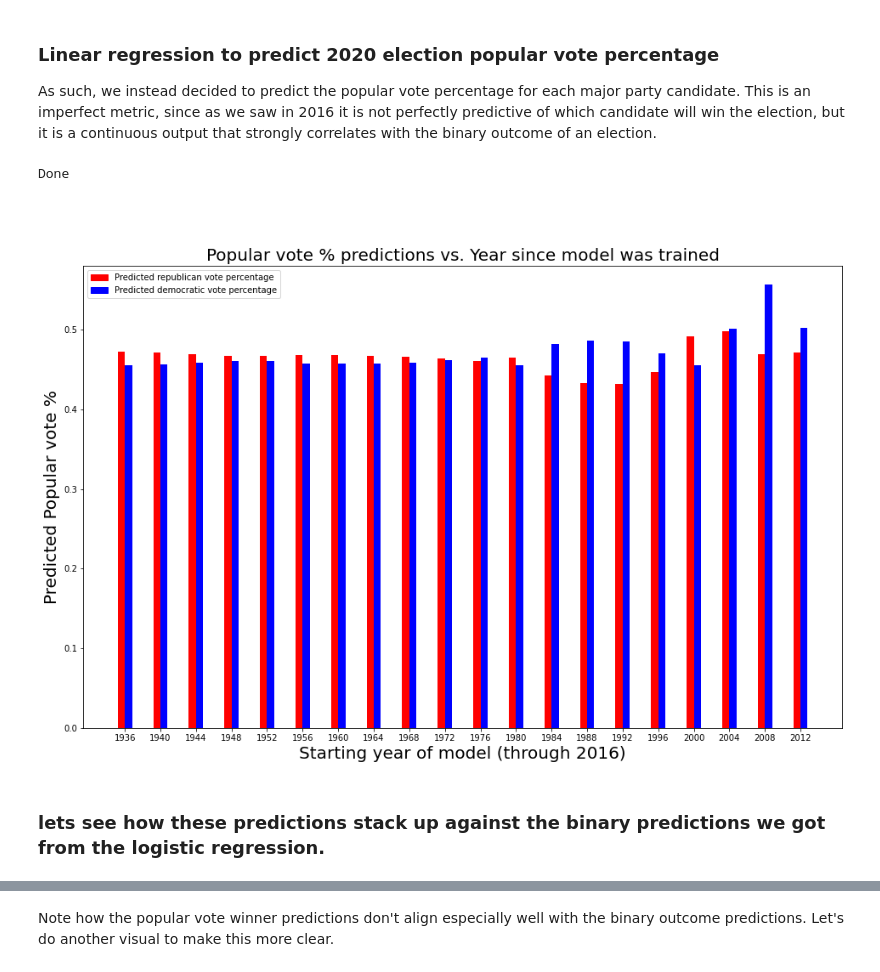
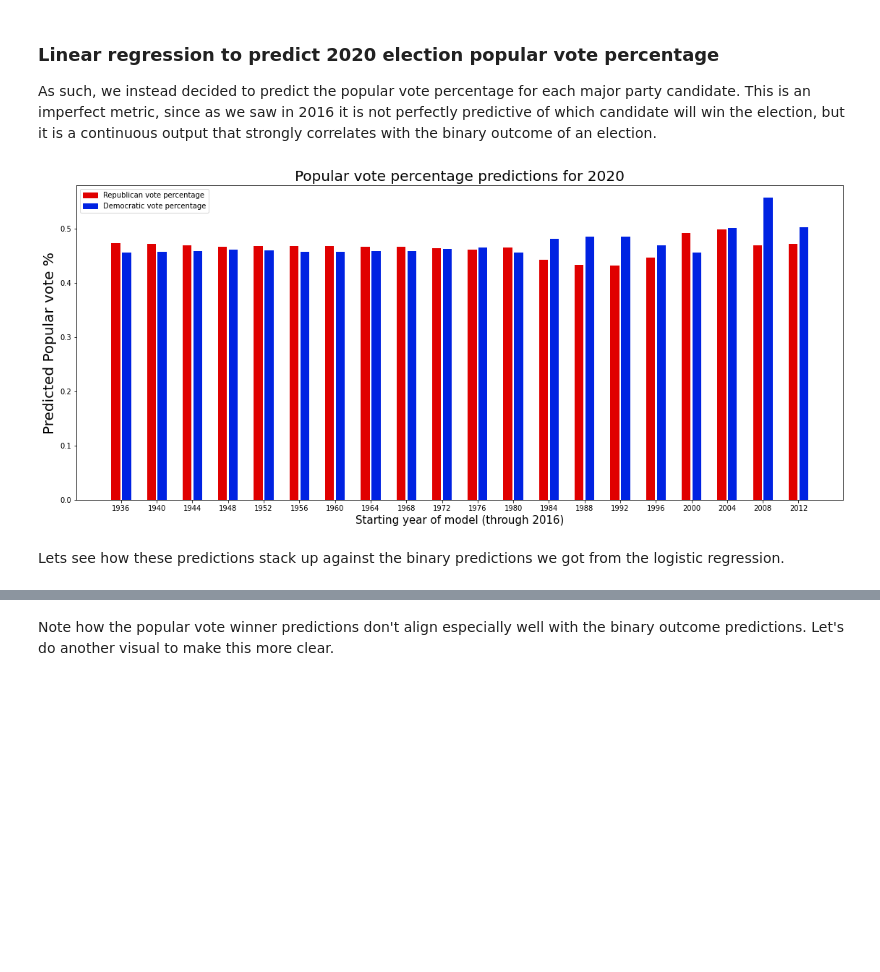
Before and after one commit to Matt-Spence/CS320Project, a Jupyter notebook: Group_Project.ipynb, the cells around one changed output, grey strips where cells are left out. Drawn from its saved outputs; the diff is of its cells as text; code cells hidden in the pictures; blank space fills up the shorter version.

```diff
--- a/Group_Project.ipynb
+++ b/Group_Project.ipynb
@@ -211,6 +213,8 @@ These results are interesting, and worth analyzing, but there is a major problem
 
 As such, we instead decided to predict the popular vote percentage for each major party candidate. This is an imperfect metric, since as we saw in 2016 it is not perfectly predictive of which candidate will win the election, but it is a continuous output that strongly correlates with the binary outcome of an election.
 # %%
+from matplotlib.pyplot import step, show
+
 #
 # Store popular vote percentage predictions in these arrays.
 #
@@ -224,68 +228,56 @@ predictions_d = []
 
 for i in range(FIRST_YEAR,LAST_YEAR, 4):
         subset = dataInRange(data, i, LAST_YEAR)
         x = subset[['poll_d', 'poll_r', 'incumbent', 'incumbent_approval', 'current_party']]
         y = subset['popular_d_percent']
         model = LinearRegression()
         model.fit(x,y)
 
         x_new = thisYear[['poll_d', 'poll_r', 'incumbent', 'incumbent_approval', 'current_party']]
         y_new = model.predict(x_new)
         predictions_d.append(y_new[0])
 
 #
 # Get predicted popular vote percentage predictions for republicans.
 #
 
 for i in range(FIRST_YEAR,LAST_YEAR, 4):
         subset = dataInRange(data, i, LAST_YEAR)
         x = subset[['poll_d', 'poll_r', 'incumbent', 'incumbent_approval', 'current_party']]
         y = subset['popular_r_percent']
         model = LinearRegression()
         model.fit(x,y)
 
         x_new = thisYear[['poll_d', 'poll_r', 'incumbent', 'incumbent_approval','current_party']]
         y_new = model.predict(x_new)
         predictions_r.append(y_new[0])
 
-#
-# Debug. Print predicted popular vote results for each subset.
-#
 
-#print("Popular vote predictions for republicans: ")
-#print(predictions_r)
 
-#print("Popular vote predictions for democrats: ")
-#print(predictions_d)
+x = np.arange(FIRST_YEAR, LAST_YEAR, 4, dtype=int)
+
+fig = plt.figure(figsize=(19,8))
+ax = plt.subplot(111)
+width = 1
+red = "#E00000"
+blue = "#0022E2"
+ax.bar(x - ((width+0.21)/2), predictions_r, width, label='Republican', color=red)
+ax.bar(x + ((width+0.21)/2), predictions_d, width, label='Democrat',   color=blue)
+colors = {'Republican vote percentage':red, 'Democratic vote percentage':blue}
+labels = list(colors.keys())
+handles = [plt.Rectangle((0,0),1,1, color=colors[label]) for label in labels]
+plt.legend(handles, labels)
+plt.xticks(np.arange(min(x), max(x) + 1, 4))
+ax.set(ylim=[0, 0.58])
+plt.xlabel('Starting year of model (through 2016)', fontsize=15)
+plt.ylabel('Predicted Popular vote %', fontsize=20)
+plt.title('Popular vote percentage predictions for 2020', fontsize=20)
+
+plt.show()
 # %% [output]
-Done
+[figure, added]
-# %% [markdown]
-###
-# %%
-from matplotlib.pyplot import step, show
-
-x = np.arange(FIRST_YEAR, LAST_YEAR, 4, dtype=int)
-
-fig = plt.figure(figsize=(16,10))
-ax = plt.subplot(111)
-width = 0.8
-ax.bar(x - width/2, predictions_r, width, label='Republican', color='r')
-ax.bar(x + width/2, predictions_d, width, label='Democrat',   color='b')
-colors = {'Predicted republican vote percentage':'red', 'Predicted democratic vote percentage':'blue'}
-labels = list(colors.keys())
-handles = [plt.Rectangle((0,0),1,1, color=colors[label]) for label in labels]
-plt.legend(handles, labels)
-plt.xticks(np.arange(min(x), max(x) + 1, 4))
-ax.set(ylim=[0, 0.58])
-plt.xlabel('Starting year of model (through 2016)', fontsize=20)
-plt.ylabel('Predicted Popular vote %', fontsize=20)
-plt.title('Popular vote % predictions vs. Year since model was trained', fontsize=20)
-
-plt.show()
-# %% [output]
-[figure, removed]
 # %% [markdown]
-### lets see how these predictions stack up against the binary predictions we got from the logistic regression.
+Lets see how these predictions stack up against the binary predictions we got from the logistic regression.
 # %%
 images = []
 for res in zip(predictions_r, predictions_d):
```
Also changed, not shown: parts of 5 cells of this notebook.
